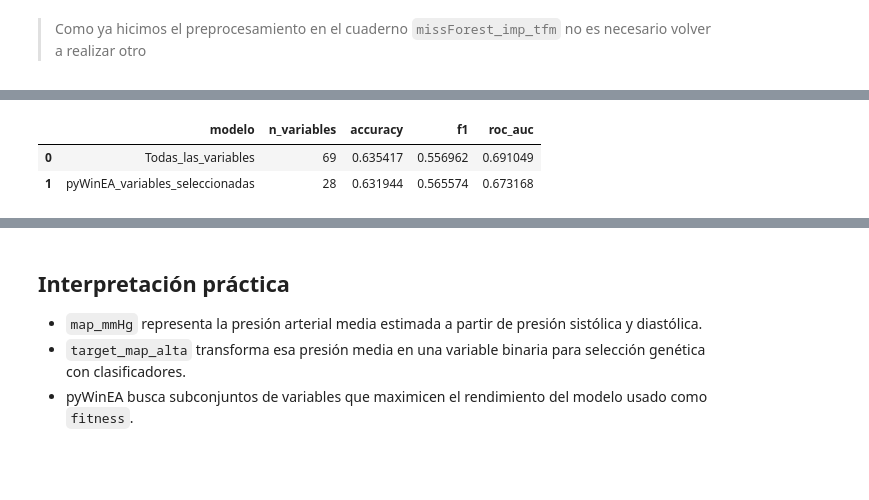
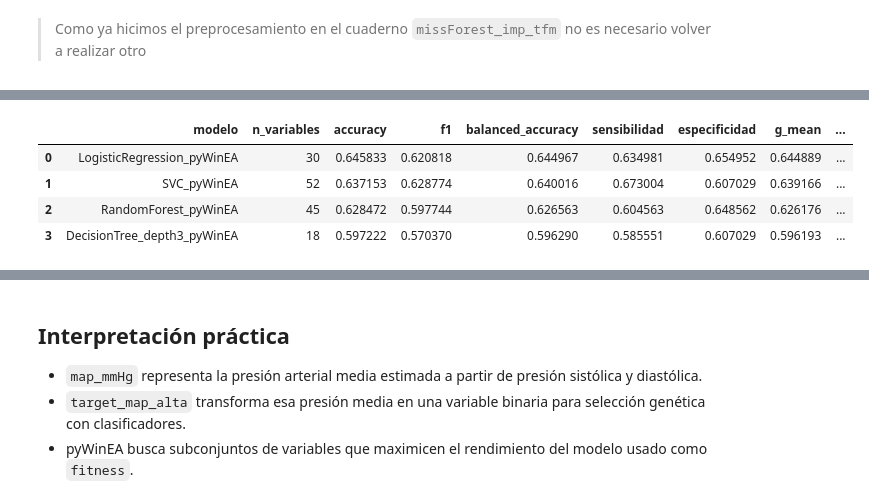
Before and after one commit to pmars21/hypertension_management_AI_driven_tool, a Jupyter notebook: seleccion_variables_pyWinEA_MAP.ipynb, the cells around one changed output, grey strips where cells are left out. Cells and saved outputs as stored; diff of their text form; code cells hidden in the pictures; blank space fills up the shorter version.

```diff
--- a/seleccion_variables_pyWinEA_MAP.ipynb
+++ b/seleccion_variables_pyWinEA_MAP.ipynb
@@ -246,0 +419,19 @@ Nº variables seleccionadas por pyWinEA: 28
+# %%
+output_dir = Path("output_ga")
+output_dir.mkdir(exist_ok=True)
+
+with open(output_dir / "ga_models_all.pkl", "wb") as f:
+    pickle.dump(ga_models_all, f)
+
+with open(output_dir / "ga_results_all.pkl", "wb") as f:
+    pickle.dump(ga_results_all, f)
+
+df_ga_results.to_csv(output_dir / "df_ga_results.csv", index=False)
+df_ga_results.to_excel(output_dir / "df_ga_results.xlsx", index=False)
+
+joblib.dump(ga_models_all, output_dir / "ga_models.joblib")
+
+print("Guardado completo en:", output_dir.resolve())
+print("Archivos:")
+for file in output_dir.iterdir():
+    print(file.name, "-", file.stat().st_size, "bytes")
@@ -249,58 +448,57 @@ Nº variables seleccionadas por pyWinEA: 28
 
 A continuación vamos a comprobar con un modelo simple si la selección de variables que ha realizado el `ga` obtiene mejores resultados.
 # %%
-# 9. Evaluación comparativa:
-#    todas las variables vs variables seleccionadas por pyWinEA
+def evaluar_modelo(nombre, modelo, X_train_eval, X_test_eval, y_train, y_test):
+    modelo.fit(X_train_eval, y_train.values.ravel())
 
-def evaluar_clasificador(nombre, X_train_eval, X_test_eval, y_train, y_test):
-    modelo = RandomForestClassifier(
-        n_estimators=300,
-        random_state=RANDOM_STATE,
-        class_weight="balanced",
-        n_jobs=-1
-    )
-    modelo.fit(X_train_eval, y_train)
-    pred = modelo.predict(X_test_eval)
+    y_pred = modelo.predict(X_test_eval)
 
     if hasattr(modelo, "predict_proba"):
-        proba = modelo.predict_proba(X_test_eval)[:, 1]
-        roc = roc_auc_score(y_test, proba)
+        y_proba = modelo.predict_proba(X_test_eval)[:, 1]
+        roc_auc = roc_auc_score(y_test, y_proba)
     else:
-        roc = np.nan
+        roc_auc = np.nan
 
     return {
         "modelo": nombre,
         "n_variables": X_train_eval.shape[1],
-        "accuracy": accuracy_score(y_test, pred),
-        "f1": f1_score(y_test, pred),
-        "roc_auc": roc
+        "accuracy": accuracy_score(y_test, y_pred),
+        "f1": f1_score(y_test, y_pred),
+        "balanced_accuracy": balanced_accuracy_score(y_test, y_pred),
+        "sensibilidad": sensitivity_score(y_test, y_pred),
+        "especificidad": specificity_score(y_test, y_pred),
+        "g_mean": gmean_score(y_test, y_pred),
+        "roc_auc": roc_auc
     }
 
-resultados = []
 
-resultados.append(
-    evaluar_clasificador(
-        "Todas_las_variables",
-        X_train,
-        X_test,
-        y_train,
-        y_test
+evaluation_results = []
+
+for model_name, info in ga_models.items():
+    selected_features_model = info["selected_features"]
+
+    final_model = fitness_models[model_name]
+
+    evaluation_results.append(
+        evaluar_modelo(
+            nombre=f"{model_name}_pyWinEA",
+            modelo=final_model,
+            X_train_eval=X_train[selected_features_model],
+            X_test_eval=X_test[selected_features_model],
+            y_train=y_train,
+            y_test=y_test
+        )
     )
+
+df_evaluation = (
+    pd.DataFrame(evaluation_results)
+    .sort_values(["g_mean", "especificidad"], ascending=False)
 )
 
-resultados.append(
-    evaluar_clasificador(
-        "pyWinEA_variables_seleccionadas",
-        X_train[selected_features],
-        X_test[selected_features],
-        y_train,
-        y_test
-    )
-)
-
-df_resultados = pd.DataFrame(resultados).sort_values("roc_auc", ascending=False)
-df_resultados
+df_evaluation
 # %% [output]
-|  | modelo | n_variables | accuracy | f1 | roc_auc |
-| 0 | Todas_las_variables | 69 | 0.635417 | 0.556962 | 0.691049 |
-| 1 | pyWinEA_variables_seleccionadas | 28 | 0.631944 | 0.565574 | 0.673168 |
+|  | modelo | n_variables | accuracy | f1 | balanced_accuracy | sensibilidad | especificidad | g_mean | ... |
+| 0 | LogisticRegression_pyWinEA | 30 | 0.645833 | 0.620818 | 0.644967 | 0.634981 | 0.654952 | 0.644889 | ... |
+| 1 | SVC_pyWinEA | 52 | 0.637153 | 0.628774 | 0.640016 | 0.673004 | 0.607029 | 0.639166 | ... |
+| 2 | RandomForest_pyWinEA | 45 | 0.628472 | 0.597744 | 0.626563 | 0.604563 | 0.648562 | 0.626176 | ... |
+| 3 | DecisionTree_depth3_pyWinEA | 18 | 0.597222 | 0.570370 | 0.596290 | 0.585551 | 0.607029 | 0.596193 | ... |
```
Also changed, not shown: parts of 17 cells of this notebook, 17 other files.
